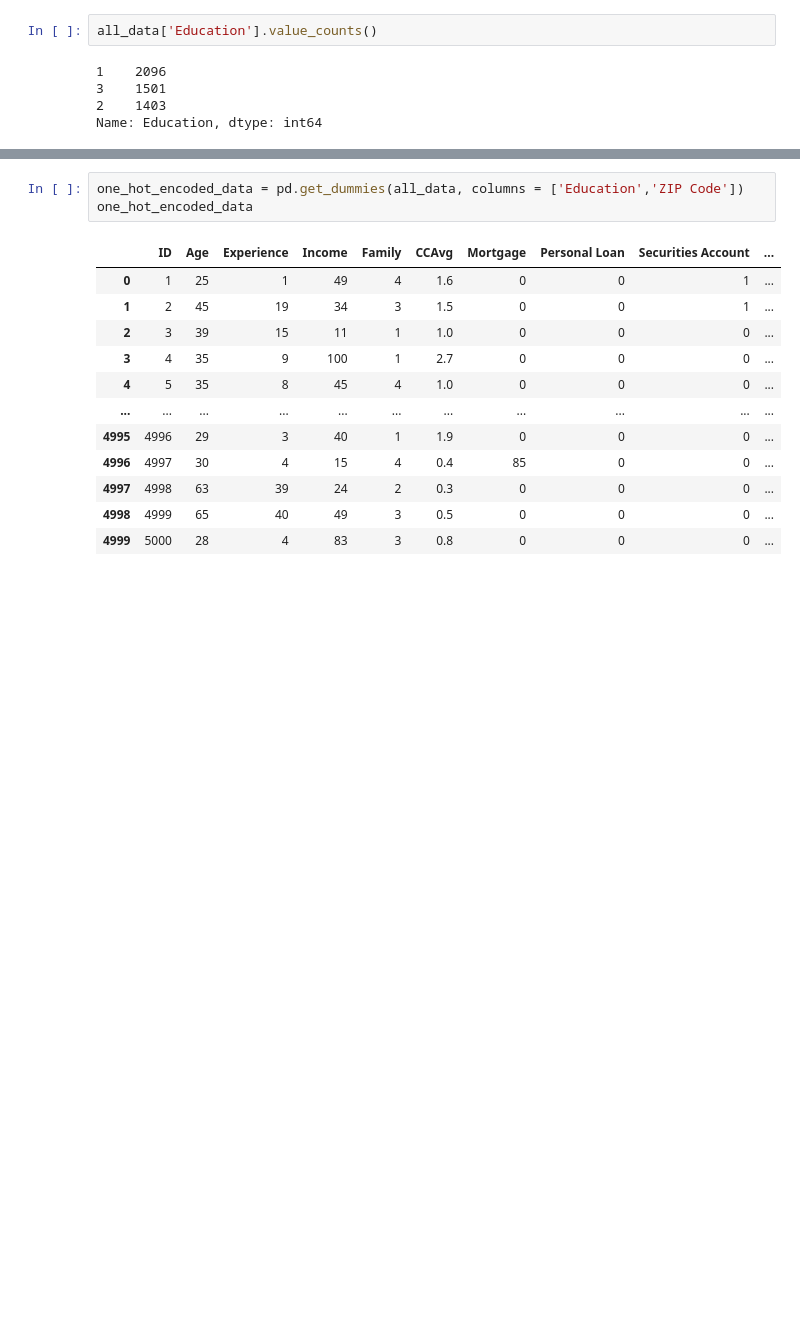
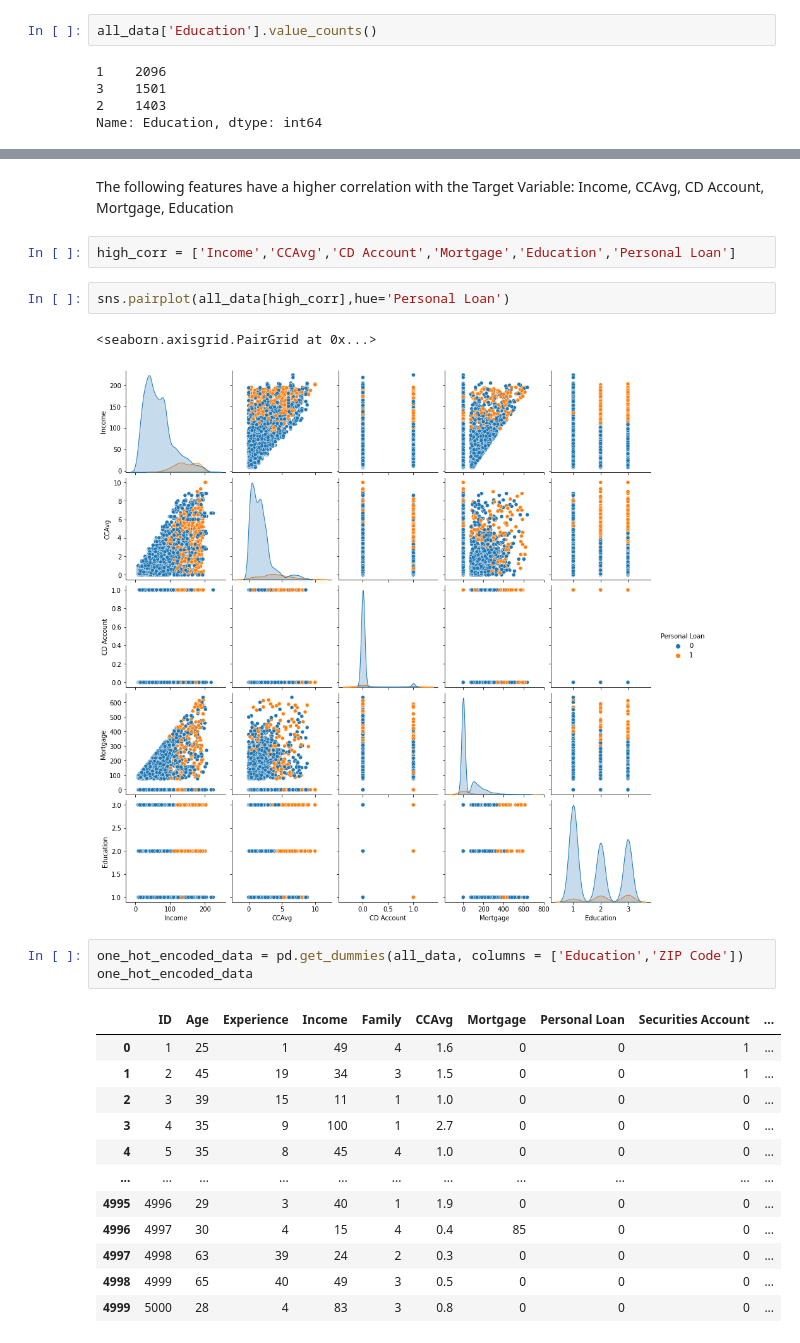
Before and after one commit to niramay447/kaggle-competitions, a Jupyter notebook: bank-loan-prediction.ipynb, the cells around one changed output, grey strips where cells are left out. Drawn from its saved outputs; the diff is of its cells as text; blank space fills up the shorter version.

Commit message:
correlation analysis and pairplot

```diff
--- a/bank-loan-prediction.ipynb
+++ b/bank-loan-prediction.ipynb
@@ -94,3 +111,12 @@ Name: Education, dtype: int64
+# %% [markdown]
+The following features have a higher correlation with the Target Variable: Income, CCAvg, CD Account, Mortgage, Education
+# %%
+high_corr = ['Income','CCAvg','CD Account','Mortgage','Education','Personal Loan']
+# %%
+sns.pairplot(all_data[high_corr],hue='Personal Loan')
+# %% [output]
+<seaborn.axisgrid.PairGrid at 0x...>
+[figure, added]
 # %%
 one_hot_encoded_data = pd.get_dummies(all_data, columns = ['Education','ZIP Code'])
 one_hot_encoded_data
```
Also changed, not shown: parts of 10 cells of this notebook.
